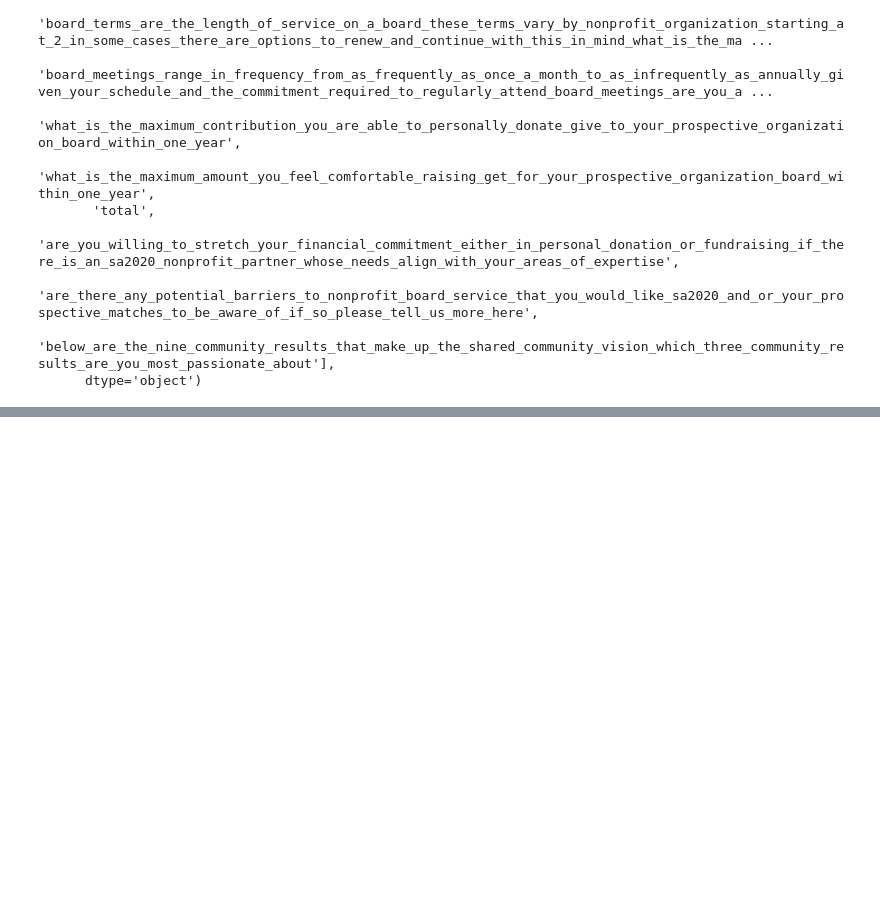
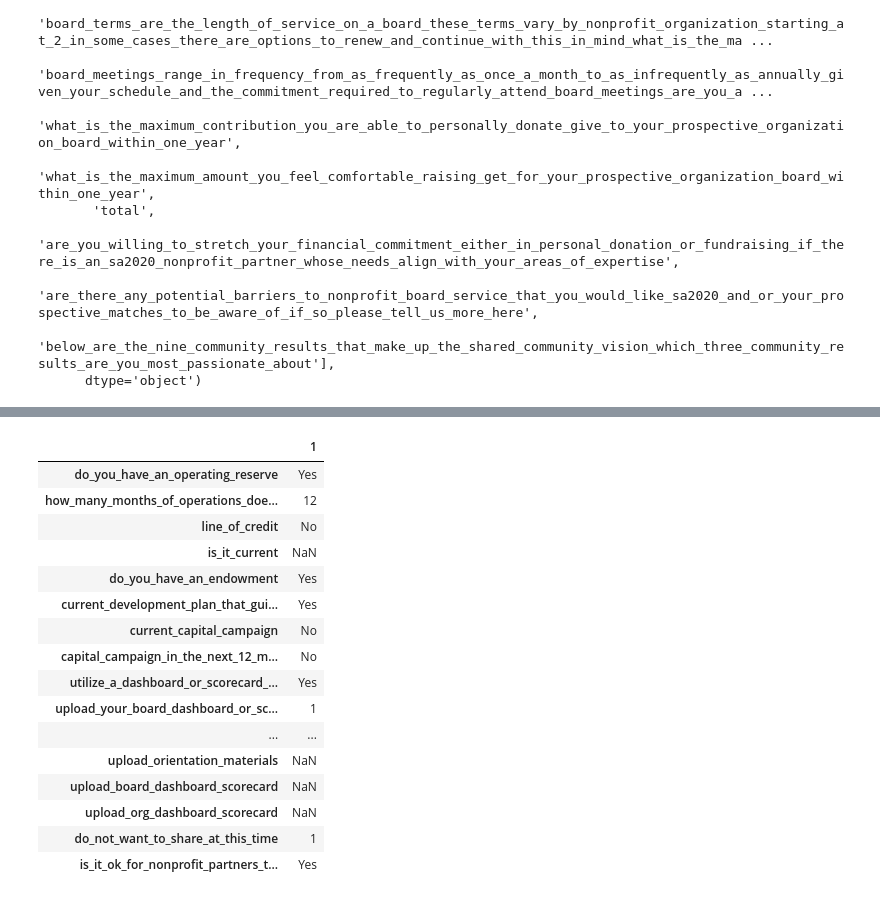
Before and after one commit to misty-garcia/sa2020_tbg, a Jupyter notebook: the_board_game.ipynb, the cells around one changed output, grey strips where cells are left out. Saved outputs shown, nothing was run; the diff lists cells and outputs as text; code cells hidden in the pictures; blank space fills up the shorter version.

```diff
--- a/the_board_game.ipynb
+++ b/the_board_game.ipynb
@@ -133,0 +238,21 @@ for col in df_board.columns:
+# %%
+#procedures
+df_board [df_board.nonprofit == 'Any Baby Can'].T.iloc[60:79]
+# %% [output]
+|  | 1 |
+| do_you_have_an_operating_reserve | Yes |
+| how_many_months_of_operations_doe... | 12 |
+| line_of_credit | No |
+| is_it_current | NaN |
+| do_you_have_an_endowment | Yes |
+| current_development_plan_that_gui... | Yes |
+| current_capital_campaign | No |
+| capital_campaign_in_the_next_12_m... | No |
+| utilize_a_dashboard_or_scorecard_... | Yes |
+| upload_your_board_dashboard_or_sc... | 1 |
+| ... | ... |
+| upload_orientation_materials | NaN |
+| upload_board_dashboard_scorecard | NaN |
+| upload_org_dashboard_scorecard | NaN |
+| do_not_want_to_share_at_this_time | 1 |
+| is_it_ok_for_nonprofit_partners_t... | Yes |
```
Also changed, not shown: parts of 16 cells of this notebook.
